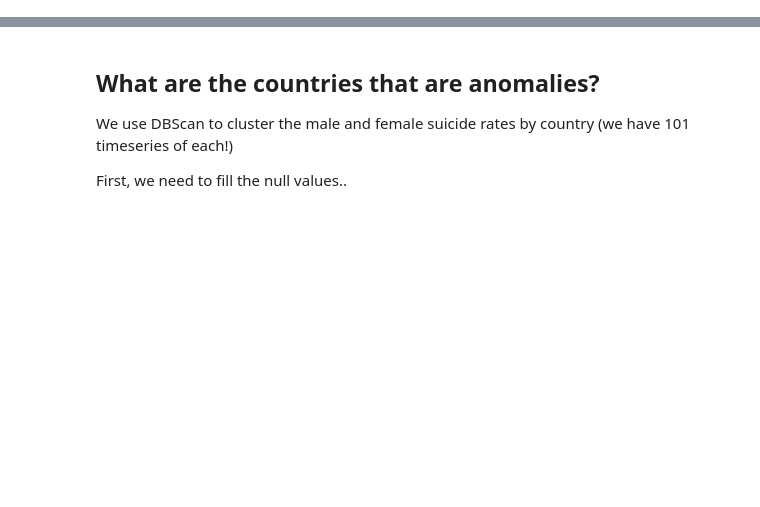
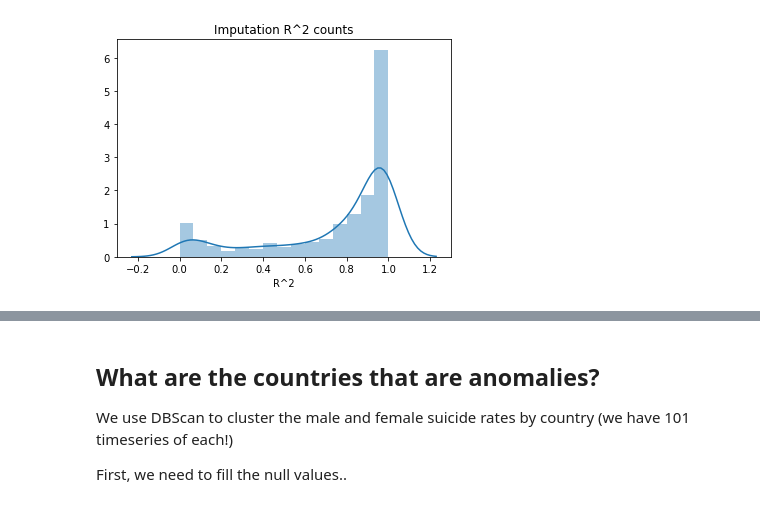
Before and after one commit to jldork/Suicides, a Jupyter notebook: analysis.ipynb, the cells around one changed output, grey strips where cells are left out. Saved outputs shown, nothing was run; the diff lists cells and outputs as text; code cells hidden in the pictures; blank space fills up the shorter version.

Commit message:
Imputation Added

```diff
--- a/analysis.ipynb
+++ b/analysis.ipynb
@@ -23,3 +103,51 @@ df2
+# %%
+df2 = df.groupby(
+    ['sex','country','age','year']
+).first()[
+    ['suicides_no','population']
+].unstack().transpose()
+
+#####################
+# Impute Population #
+#####################
+
+# Impute population with regression per group defined by sex, age, and country
+# Population Growth formula --> P = P_o * e^rt
+# Perform a linear regression with ln of the numbers
+
+from sklearn.linear_model import LinearRegression
+import seaborn as sns
+import numpy as np
+
+pop_scores = []
+
+def impute_pop(population_df):
+
+    # don't need to impute if no missing values
+    if population_df.isna().sum() == 0:
+        return population_df
+
+    # Regression based on the non missing values
+    y_train = population_df.dropna()
+    reg = LinearRegression().fit(pd.DataFrame(y_train.index),np.log(y_train))
+
+    # Side affect to plot R^2's
+    pop_scores.append(reg.score(pd.DataFrame(y_train.index),np.log(y_train)))
+
+    # impute
+    pop_df_imp = population_df.copy()
+    pop_df_imp[pop_df_imp.isna()] = np.exp(reg.predict(pd.DataFrame(pop_df_imp[pop_df_imp.isna()].index)))
+    return pop_df_imp
+
+
+for sex, country, age in df2.loc['population']:
+    y = df2.loc['population'][sex, country, age]
+    df2.loc['population'][sex, country, age] = impute_pop(y)
+
+# plot distribution of R^2 values from this imputation
+ax = sns.distplot(pd.Series(pop_scores, name="R^2")).set_title('Imputation R^2 counts')
+# %% [output]
+[figure, added]
 # %%
 import seaborn as sns
 from matplotlib import pyplot as plt
```
Also changed, not shown: parts of 10 cells of this notebook, 2 other files.
